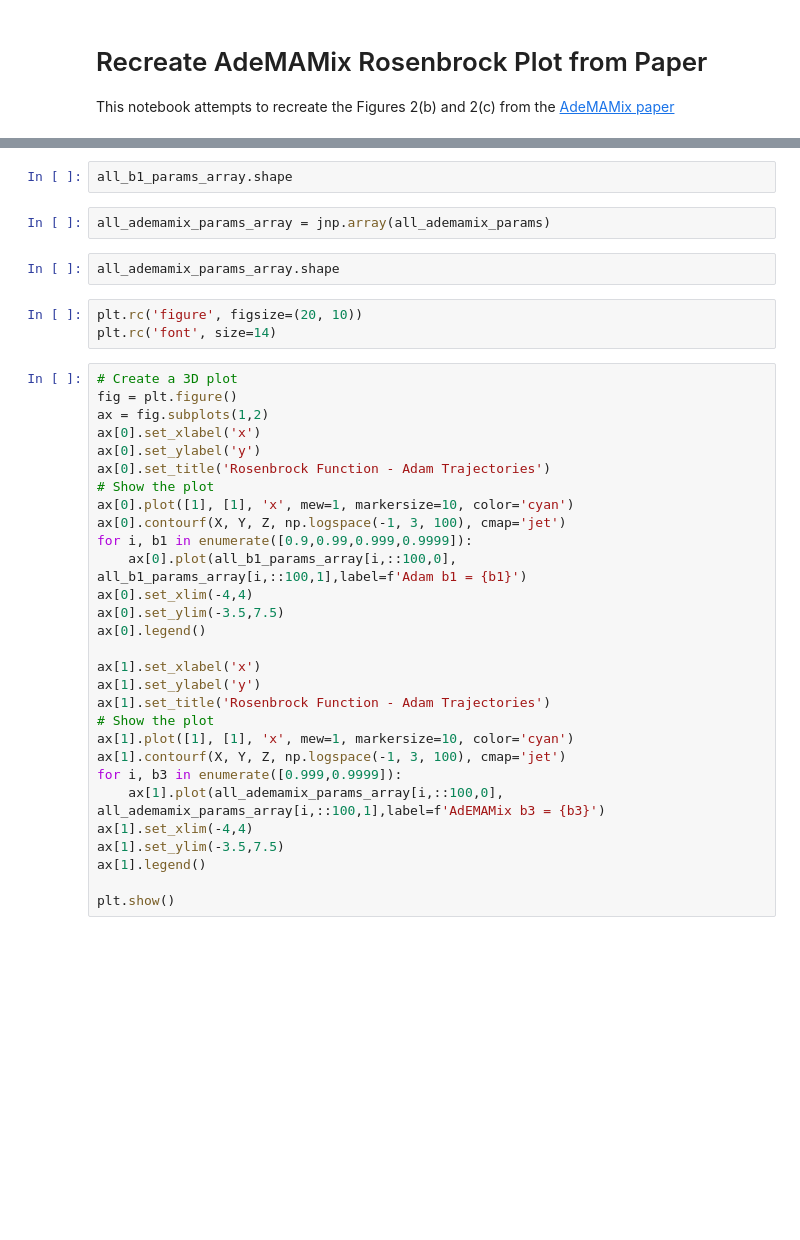
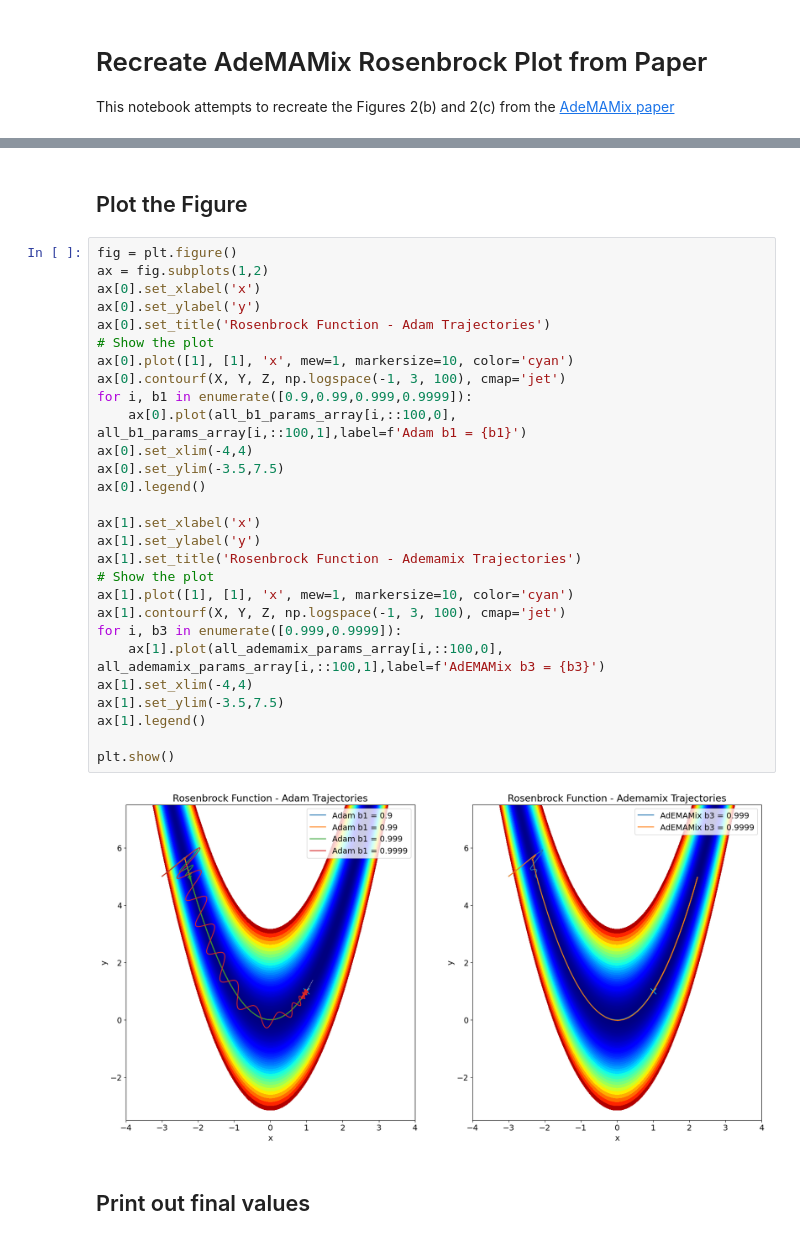
Before and after one commit to google-deepmind/optax, a Jupyter notebook: examples/contrib/rosenbrock_ademamix.ipynb, the cells around one changed output, grey strips where cells are left out. Drawn from its saved outputs; the diff is of its cells as text; blank space fills up the shorter version.

```diff
--- a/examples/contrib/rosenbrock_ademamix.ipynb
+++ b/examples/contrib/rosenbrock_ademamix.ipynb
@@ -70,39 +86,35 @@ all_b1_params_array = jnp.array(all_b1_params)
-# %%
-all_b1_params_array.shape
-# %%
-all_ademamix_params_array = jnp.array(all_ademamix_params)
-# %%
-all_ademamix_params_array.shape
-# %%
-plt.rc('figure', figsize=(20, 10))
-plt.rc('font', size=14)
+# %% [markdown]
+## Plot the Figure
 # %%
-# Create a 3D plot
 fig = plt.figure()
 ax = fig.subplots(1,2)
 ax[0].set_xlabel('x')
 ax[0].set_ylabel('y')
 ax[0].set_title('Rosenbrock Function - Adam Trajectories')
 # Show the plot
 ax[0].plot([1], [1], 'x', mew=1, markersize=10, color='cyan')
 ax[0].contourf(X, Y, Z, np.logspace(-1, 3, 100), cmap='jet')
 for i, b1 in enumerate([0.9,0.99,0.999,0.9999]):
     ax[0].plot(all_b1_params_array[i,::100,0], all_b1_params_array[i,::100,1],label=f'Adam b1 = {b1}')
 ax[0].set_xlim(-4,4)
 ax[0].set_ylim(-3.5,7.5)
 ax[0].legend()
 
 ax[1].set_xlabel('x')
 ax[1].set_ylabel('y')
-ax[1].set_title('Rosenbrock Function - Adam Trajectories')
+ax[1].set_title('Rosenbrock Function - Ademamix Trajectories')
 # Show the plot
 ax[1].plot([1], [1], 'x', mew=1, markersize=10, color='cyan')
 ax[1].contourf(X, Y, Z, np.logspace(-1, 3, 100), cmap='jet')
 for i, b3 in enumerate([0.999,0.9999]):
     ax[1].plot(all_ademamix_params_array[i,::100,0], all_ademamix_params_array[i,::100,1],label=f'AdEMAMix b3 = {b3}')
 ax[1].set_xlim(-4,4)
 ax[1].set_ylim(-3.5,7.5)
 ax[1].legend()
 
 plt.show()
+# %% [output]
+[figure, added]
+# %% [markdown]
+## Print out final values
 # %%
```
Also changed, not shown: parts of 11 cells of this notebook, 2 other files.
